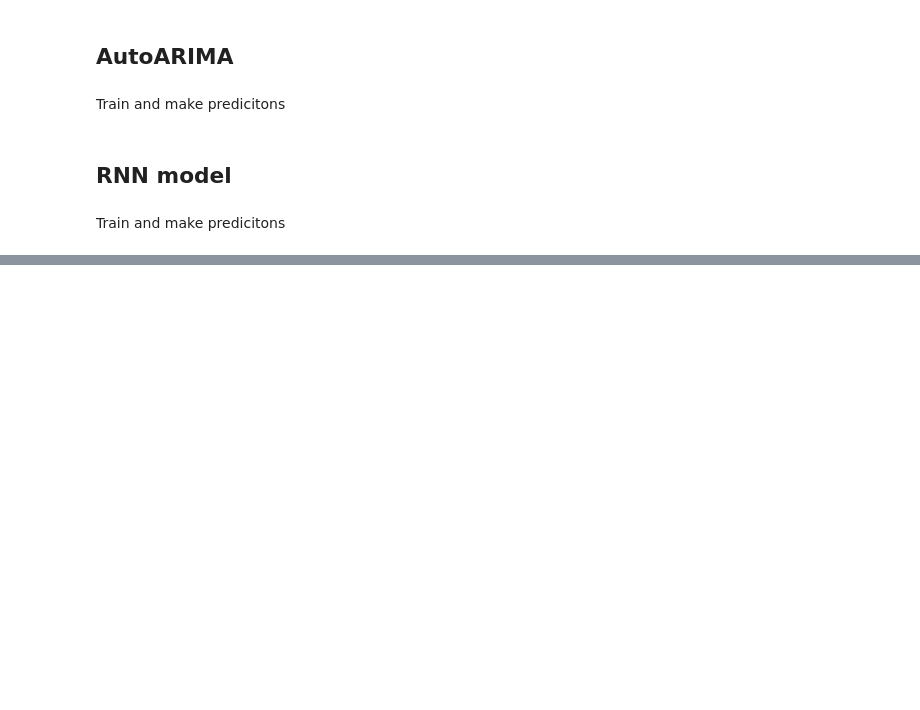
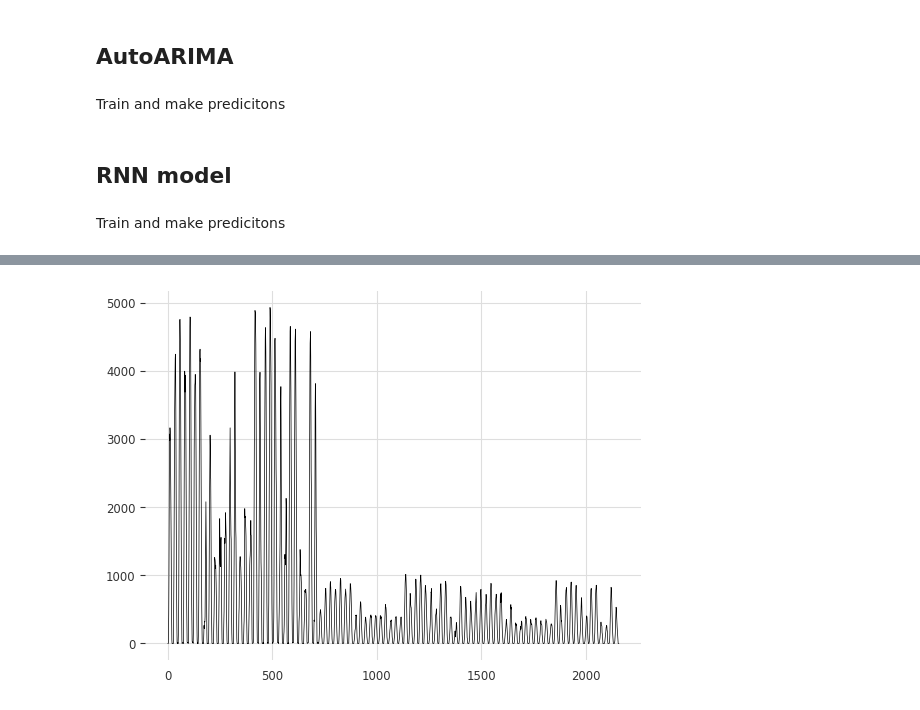
Before and after one commit to jkbch/machine_learning_exam, a Jupyter notebook: Jakob_notebook.ipynb, the cells around one changed output, grey strips where cells are left out. Drawn from its saved outputs; the diff is of its cells as text; code cells hidden in the pictures; blank space fills up the shorter version.

```diff
--- a/Jakob_notebook.ipynb
+++ b/Jakob_notebook.ipynb
@@ -16,7 +16,7 @@ import pandas as pd
 import matplotlib.pyplot as plt
 
 pd.options.display.max_columns = None
-display_plots = True
+display_plots = False
 # %% [markdown]
 Load data
 # %%
@@ -1073,15 +1010,15 @@ type = "full"
 
 ys_cat = {}
 
-do_cat = False
+do_cat = True
 if do_cat:
-    cat = CatBoostModel(lags=5*24, lags_future_covariates=(24,24))
-    cat.fit([tars[tars_per][loc][type] for loc in locs], future_covariates=[covs[covs_per][loc][type] for loc in locs])
     for loc in locs:
-        ys_cat[loc] = cat.predict(n_1hour, tars[tars_per][loc][type], future_covariates=covs[covs_per][loc][type])
+        cat = CatBoostModel(lags=5*24, lags_future_covariates=(24, 24), **best_params)
+        cat.fit(tars[tars_per][loc][type], future_covariates=covs[covs_per][loc][type])
+        ys_cat[loc] = cat.predict(n_1hour, future_covariates=covs[covs_per][loc][type])
 # %%
-if do_cat:
-    y = extract_and_save(ys_cat, "cat_boost_1hour.csv", tars_per)
+if do_xgboost:
+    y = extract_and_save(ys_xgboost, "xbg_1hour.csv", tars_per)
     if display_plots:
         y["prediction"].plot(lw=0.5)
         plt.show()
@@ -1223,7 +1160,7 @@ type = "full"
 
 ys_rnn = {}
 
-do_rnn = True
+do_rnn = False
 if do_rnn:
     rnn_model = RNNModel(
         model = 'LSTM',
@@ -1266,0 +1263,8 @@ if do_rnn:
+# %%
+if do_cat:
+    y = extract_and_save(ys_cat, "cat_boost_1hour.csv", tars_per)
+    if display_plots:
+        y["prediction"].plot(lw=0.5)
+        plt.show()
+# %% [output]
+[figure, added]
```
Also changed, not shown: parts of 19 cells of this notebook, 1 other file.
